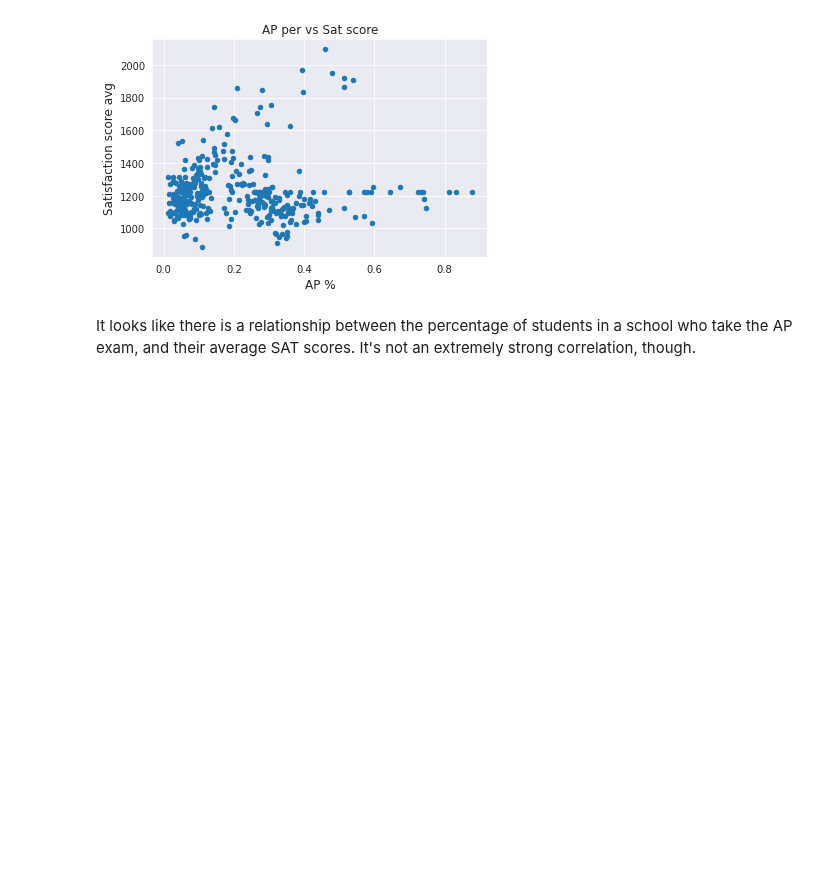
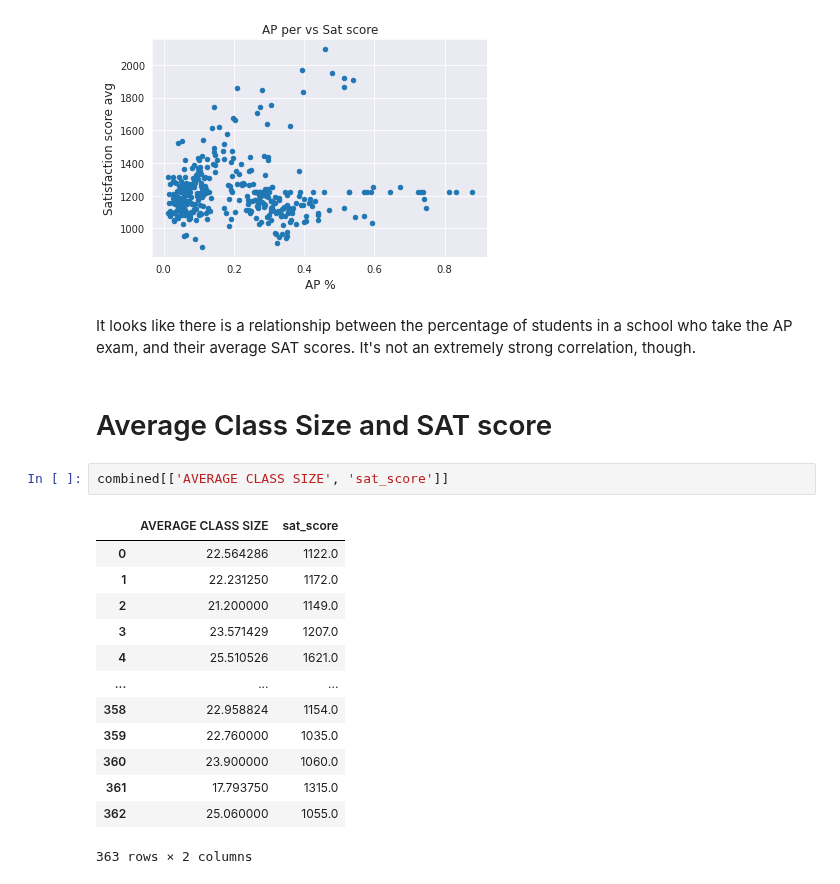
Before and after one commit to raduspaimoc/DataQuest-Projects, a Jupyter notebook: Analyzing NYC High School Data/Schools.ipynb, the cells around one changed output. Saved outputs shown, nothing was run; the diff lists cells and outputs as text; blank space fills up the shorter version.

```diff
--- a/Analyzing NYC High School Data/Schools.ipynb
+++ b/Analyzing NYC High School Data/Schools.ipynb
@@ -527,3 +527,21 @@ Text(0, 0.5, 'Satisfaction score avg')
 # %% [markdown]
 
 It looks like there is a relationship between the percentage of students in a school who take the AP exam, and their average SAT scores. It's not an extremely strong correlation, though.
+# %% [markdown]
+# Average Class Size and SAT score
+# %%
+combined[['AVERAGE CLASS SIZE', 'sat_score']]
+# %% [output]
+|  | AVERAGE CLASS SIZE | sat_score |
+| 0 | 22.564286 | 1122.0 |
+| 1 | 22.231250 | 1172.0 |
+| 2 | 21.200000 | 1149.0 |
+| 3 | 23.571429 | 1207.0 |
+| 4 | 25.510526 | 1621.0 |
+| ... | ... | ... |
+| 358 | 22.958824 | 1154.0 |
+| 359 | 22.760000 | 1035.0 |
+| 360 | 23.900000 | 1060.0 |
+| 361 | 17.793750 | 1315.0 |
+| 362 | 25.060000 | 1055.0 |
+363 rows × 2 columns
```
Also changed, not shown: parts of 4 cells of this notebook.
